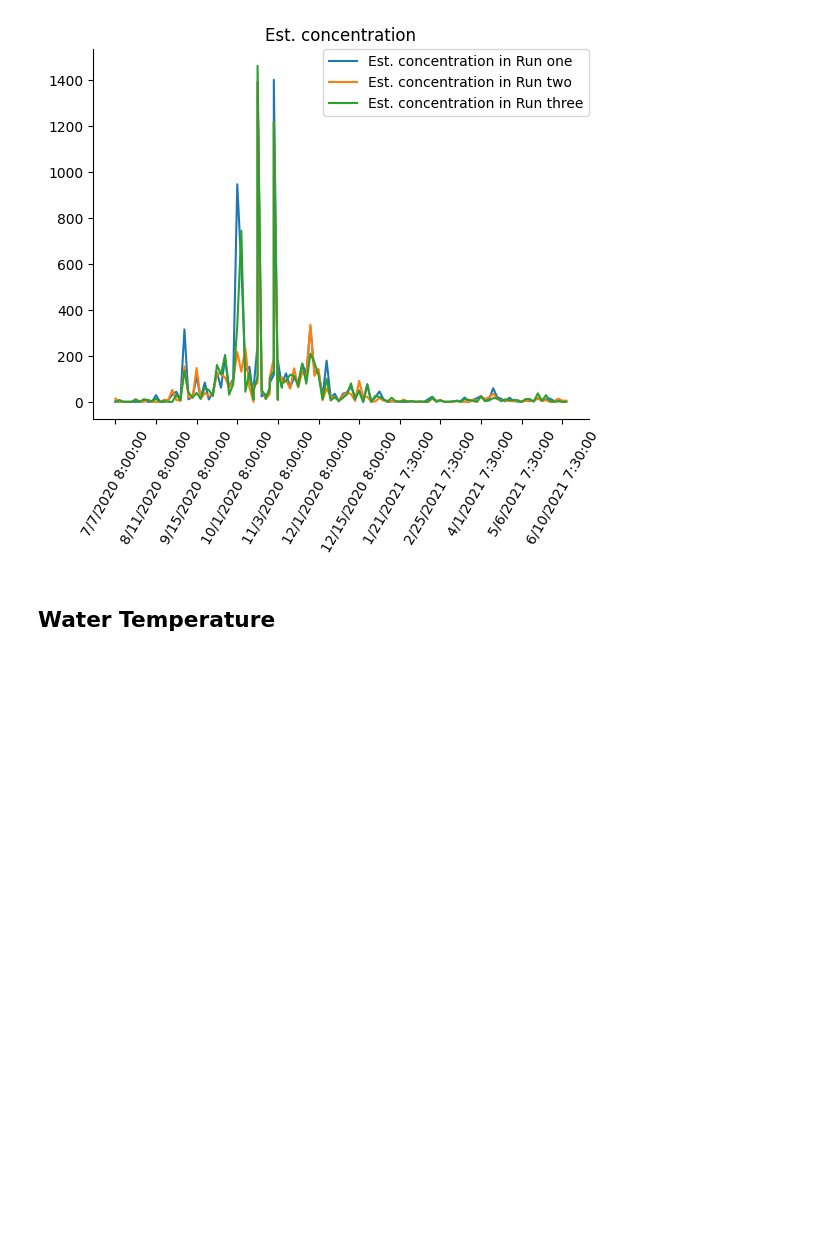
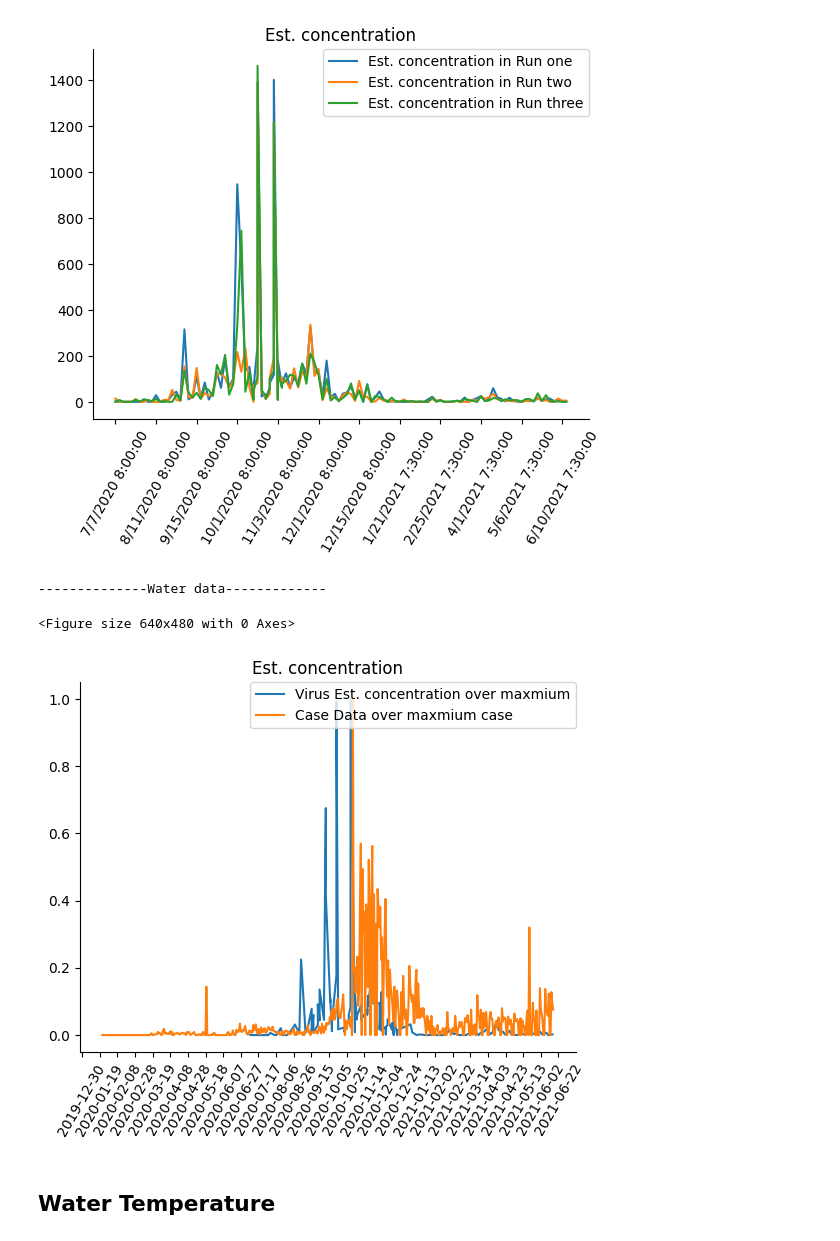
Before and after one commit to Song921012/2021Waste_Water_Project, a Jupyter notebook: Data_Visualization.ipynb, the cells around one changed output. Saved outputs shown, nothing was run; the diff lists cells and outputs as text; code cells hidden in the pictures; blank space fills up the shorter version.

```diff
--- a/Data_Visualization.ipynb
+++ b/Data_Visualization.ipynb
@@ -56,6 +56,7 @@ case_data.loc["2020-10-25", "confirmed"] = 1335
 Midvalue = np.zeros(len(case_data.index))
 Midvalue[1:] = case_data['confirmed'].values[:-1]
 case_data['newlyconfirmed'] = case_data['confirmed'].values - Midvalue
+case_data["date"] = pd.to_datetime(case_data.index)
 # Unnormal_data = case_data[case_data.newlyconfirmed<0].index.tolist()
 print(case_data.head())
 #print(Unnormal_data)
@@ -345,6 +351,31 @@ plt.savefig('./Fig/wastewater_data_Est. concentration.png', dpi=100, bbox_inches
 --------------Water data-------------
 <Figure size 640x480 with 0 Axes>
 [figure]
+# %%
+plt.figure("Wastewater data Est. concentration VS Case Data")
+print("--------------Water data-------------")
+# plt.rcParams['font.sans-serif']=['SimHei'] # chinese support
+plt.plot(laramie_waste_data_run1["date"],
+         laramie_waste_data_run1.loc[:, 'Est. concentration']/max(laramie_waste_data_run1.loc[:, 'Est. concentration']),
+         label='Virus Est. concentration over maxmium')
+plt.plot(case_data["date"],
+         case_data.loc[:, 'newlyconfirmed']/max(case_data.loc[:, 'newlyconfirmed']),
+         label='Case Data over maxmium case ')
+
+plt.xticks(rotation=60)
+ax = plt.gca()
+ax.xaxis.set_major_locator(mp.ticker.MultipleLocator(20))
+#ax.yaxis.set_major_locator(mp.ticker.MultipleLocator(10)) # 解决刻度过密
+plt.legend(loc='upper right', borderaxespad=0.)
+ax.spines['top'].set_visible(False)
+ax.spines['right'].set_visible(False)
+plt.title('Est. concentration')
+plt.show()
+plt.savefig('./Fig/wastewater_data_VS_case_data.png', dpi=100, bbox_inches='tight')
+# %% [output]
+--------------Water data-------------
+<Figure size 640x480 with 0 Axes>
+[figure, added]
 # %% [markdown]
 ## Water Temperature
 # %%
```
Also changed, not shown: parts of 5 cells of this notebook, 1 other file.
